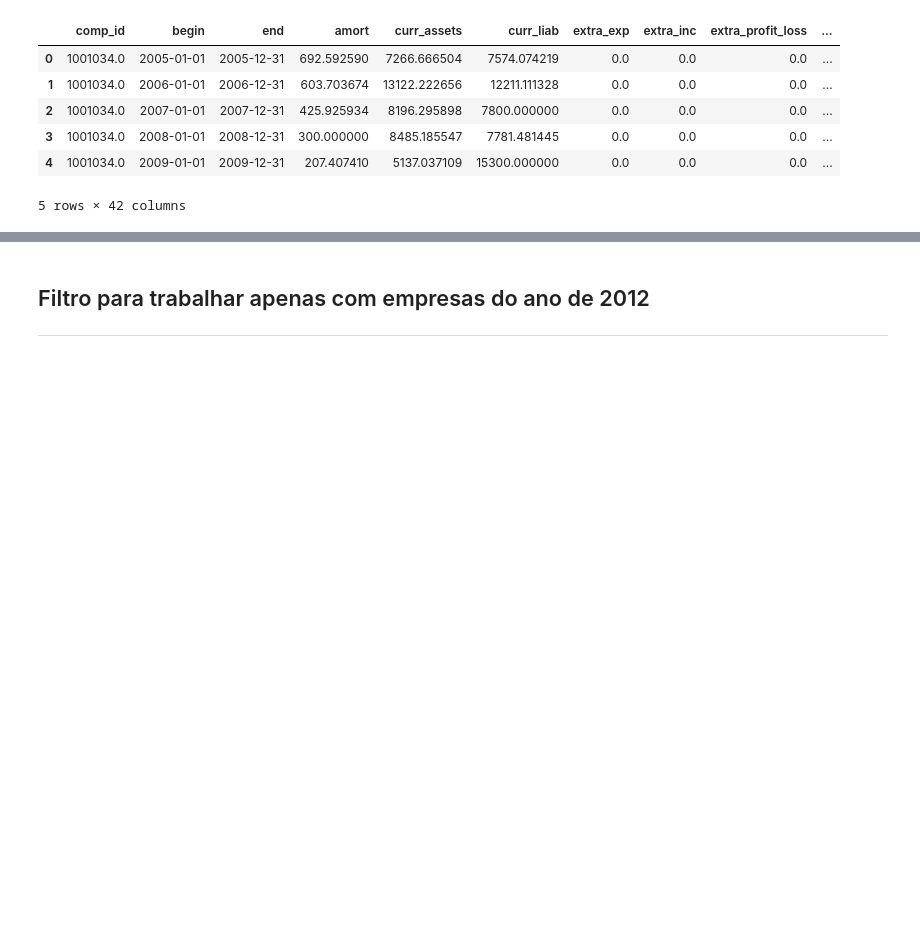
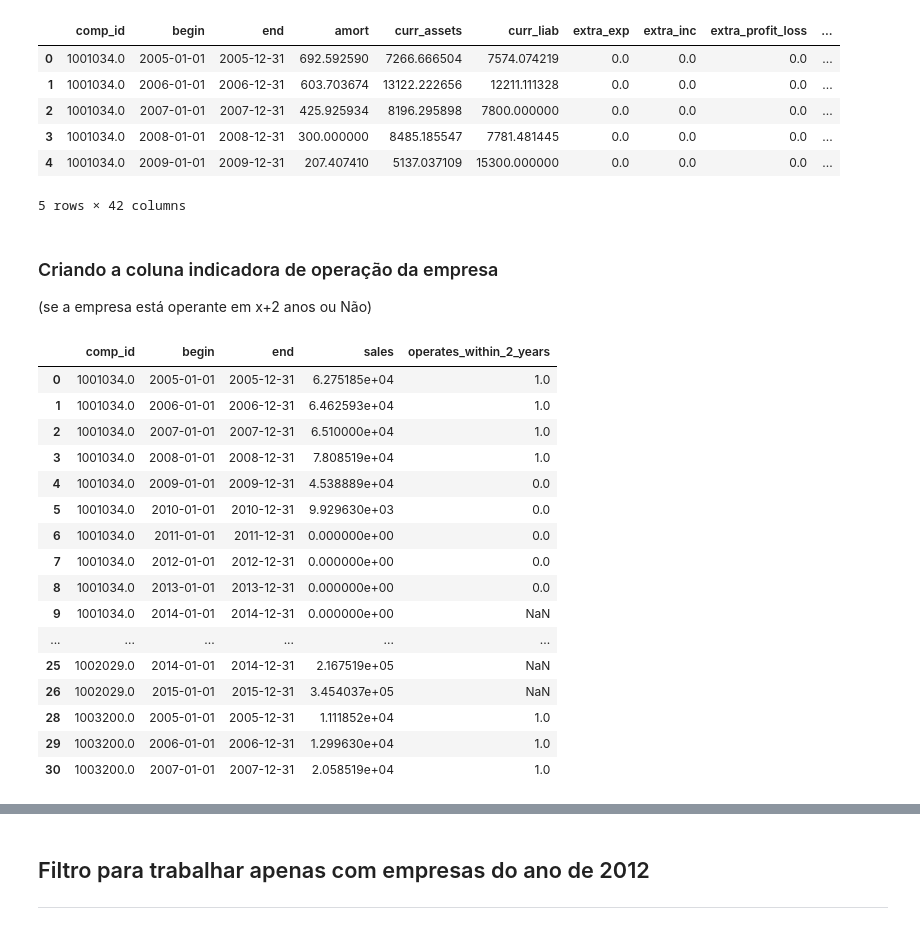
Before and after one commit to HelioZF/Projeto-Integrador---PADS, a Jupyter notebook: Tratamento de dados.ipynb, the cells around one changed output, grey strips where cells are left out. Cells and saved outputs as stored; diff of their text form; code cells hidden in the pictures; blank space fills up the shorter version.

Commit message:
# funcao para definir x+2 feita, checar se esta ok

```diff
--- a/Tratamento de dados.ipynb
+++ b/Tratamento de dados.ipynb
@@ -95,14 +95,30 @@ df.head()
 | 3 | 1001034.0 | 2008-01-01 | 2008-12-31 | 300.000000 | 8485.185547 | 7781.481445 | 0.0 | 0.0 | 0.0 | ... |
 | 4 | 1001034.0 | 2009-01-01 | 2009-12-31 | 207.407410 | 5137.037109 | 15300.000000 | 0.0 | 0.0 | 0.0 | ... |
 5 rows × 42 columns
-# %%
-df['operates_within_2_years'] = None  # Ou pd.NA para valores nulos
-
-def calcula_variavel_resposta(df):
-    for ano_atual in df["begin"]:
-        if df[df["begin"] == ano_atual+2] < 0:
-            return 0
-    else:
-        return 1
-
-#df['operates_within_2_years'] = calcula_variavel_resposta(df)
+# %% [markdown]
+### Criando a coluna indicadora de operação da empresa
+(se a empresa está operante em x+2 anos ou Não)
+# %%
+df_sorted = df.sort_values(by=['comp_id', 'begin'])
+
+df['operates_within_2_years'] = df.groupby('comp_id')['sales'].shift(-2).apply(lambda x: 1 if x > 0 else 0 if pd.notna(x) else None)
+
+df[["comp_id","begin","end","sales","operates_within_2_years"]].head(30) # para ver se o codigo funcionou
+# %% [output]
+|  | comp_id | begin | end | sales | operates_within_2_years |
+| 0 | 1001034.0 | 2005-01-01 | 2005-12-31 | 6.275185e+04 | 1.0 |
+| 1 | 1001034.0 | 2006-01-01 | 2006-12-31 | 6.462593e+04 | 1.0 |
+| 2 | 1001034.0 | 2007-01-01 | 2007-12-31 | 6.510000e+04 | 1.0 |
+| 3 | 1001034.0 | 2008-01-01 | 2008-12-31 | 7.808519e+04 | 1.0 |
+| 4 | 1001034.0 | 2009-01-01 | 2009-12-31 | 4.538889e+04 | 0.0 |
+| 5 | 1001034.0 | 2010-01-01 | 2010-12-31 | 9.929630e+03 | 0.0 |
+| 6 | 1001034.0 | 2011-01-01 | 2011-12-31 | 0.000000e+00 | 0.0 |
+| 7 | 1001034.0 | 2012-01-01 | 2012-12-31 | 0.000000e+00 | 0.0 |
+| 8 | 1001034.0 | 2013-01-01 | 2013-12-31 | 0.000000e+00 | 0.0 |
+| 9 | 1001034.0 | 2014-01-01 | 2014-12-31 | 0.000000e+00 | NaN |
+| ... | ... | ... | ... | ... | ... |
+| 25 | 1002029.0 | 2014-01-01 | 2014-12-31 | 2.167519e+05 | NaN |
+| 26 | 1002029.0 | 2015-01-01 | 2015-12-31 | 3.454037e+05 | NaN |
+| 28 | 1003200.0 | 2005-01-01 | 2005-12-31 | 1.111852e+04 | 1.0 |
+| 29 | 1003200.0 | 2006-01-01 | 2006-12-31 | 1.299630e+04 | 1.0 |
+| 30 | 1003200.0 | 2007-01-01 | 2007-12-31 | 2.058519e+04 | 1.0 |
```
Also changed, not shown: parts of 1 cell of this notebook.
